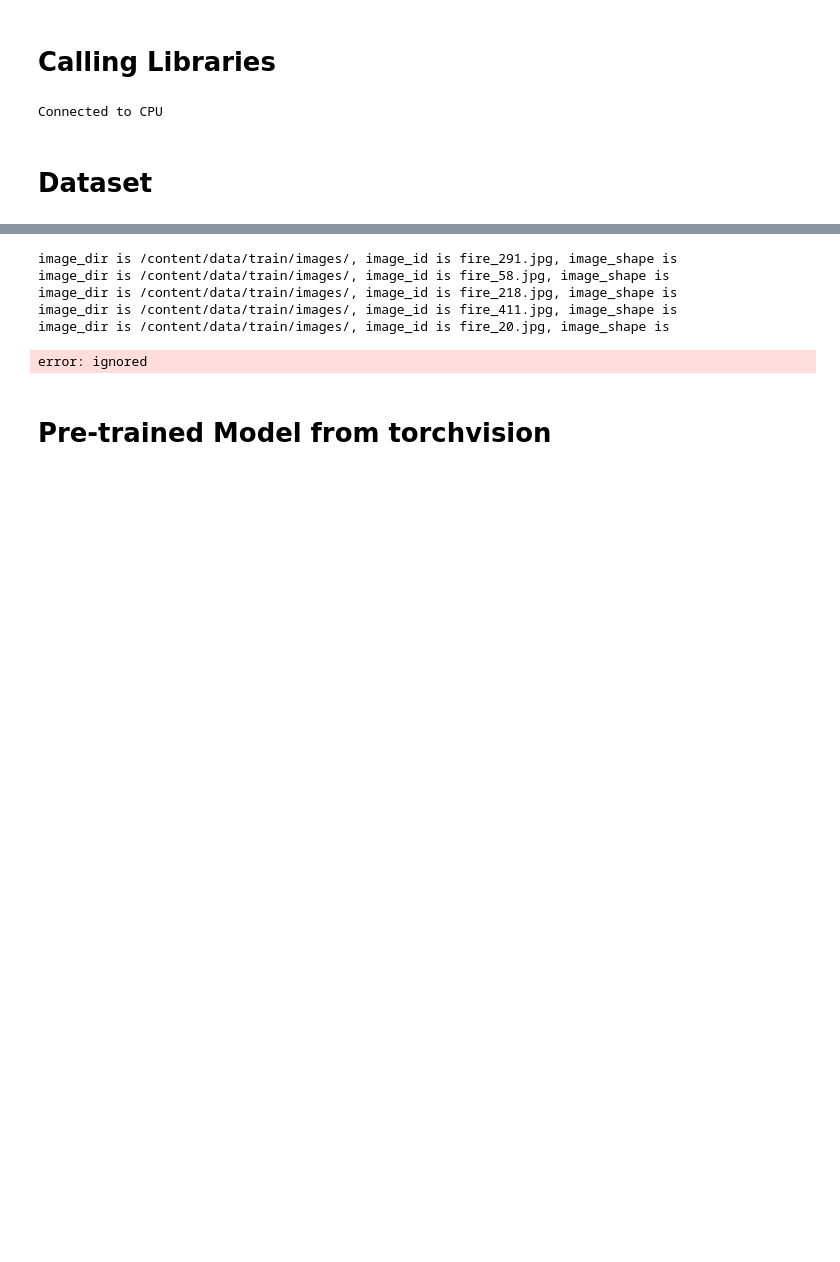
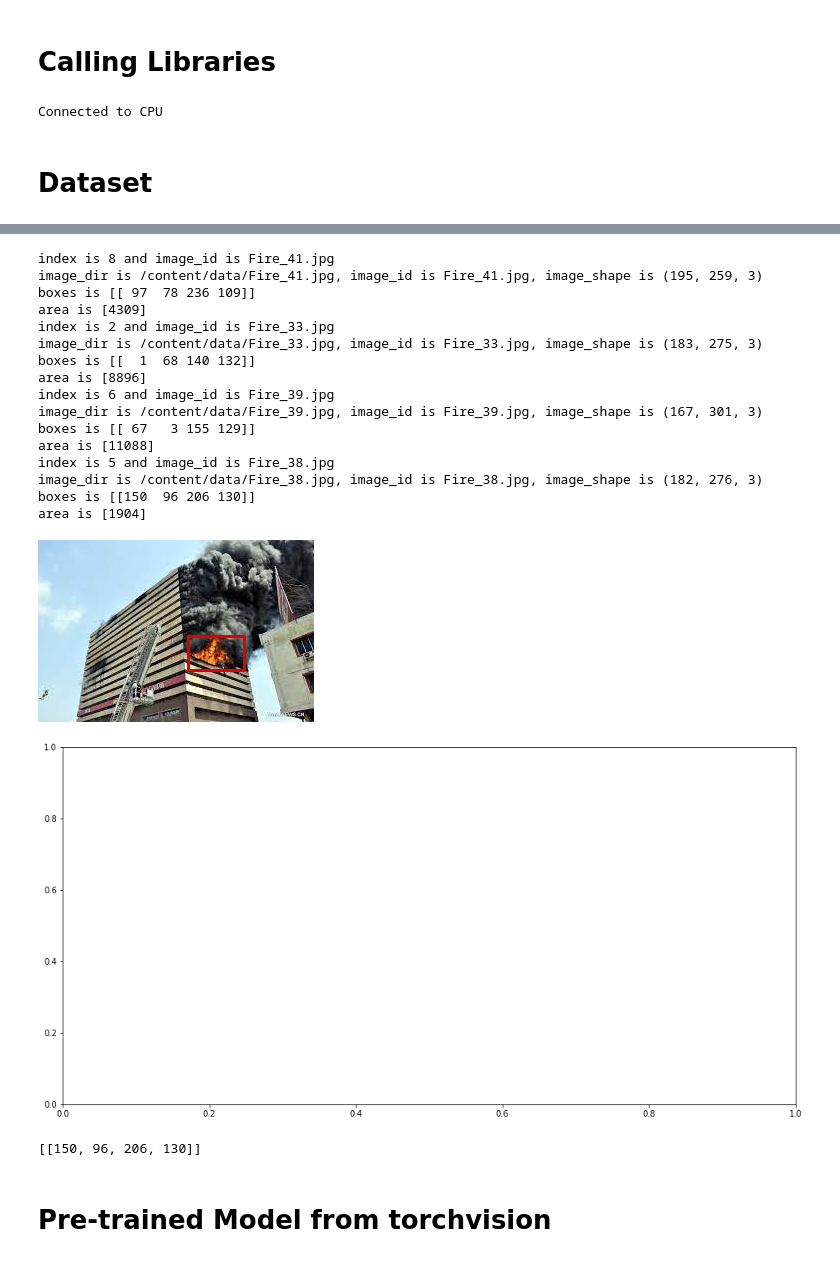
Before and after one commit to khanma1962/Fire_Detection_Fast_RCNN, a Jupyter notebook: Fire_Detection.ipynb, the cells around one changed output, grey strips where cells are left out. Drawn from its saved outputs; the diff is of its cells as text; code cells hidden in the pictures; blank space fills up the shorter version.

```diff
--- a/Fire_Detection.ipynb
+++ b/Fire_Detection.ipynb
@@ -187,27 +221,34 @@ class FireDataset(Dataset):
         self.transforms = transforms
 
     def __getitem__(self, index: int):
-
+        print(f'index is {index} and image_id is {self.image_ids[index]}')
         image_id = self.image_ids[index]
         records = self.df[self.df['filename'] == image_id]
 
         # read image into cv2 format
 
-        image = cv2.imread(f'{self.image_dir}/{image_id}.jpg', cv2.IMREAD_COLOR)
-        print(f'image_dir is {self.image_dir}, image_id is {image_id}, image_shape is  ')
+        full_filename = f'{self.image_dir}{image_id}'
+        image = cv2.imread(full_filename, cv2.IMREAD_COLOR)
+        print(f'image_dir is {full_filename}, image_id is {image_id}, image_shape is {image.shape}  ')
         image = cv2.cvtColor(image, cv2.COLOR_BGR2RGB).astype(np.float)
         image = image / 255.
 
         # find are based on xmin, ymin, xman, and yman
         boxes = records[['xmin', 'ymin', 'xmax', 'ymax']].values
-        area = (boxes[:, 3] - boxes[: 1]) * (boxes[:, 4] - boxes[:, 2])
+
+        print(f'boxes is {boxes}')
+
+        area = (boxes[:, 3] - boxes[:, 1]) * (boxes[:, 2] - boxes[:, 0])
+
+
+        print(f'area is {area}')
 
         # conver boxes and are into tensors
         boxes = torch.as_tensor(boxes, dtype= torch.float)
-        area  = torch.as_tensor(area, dtyp=torch.int64)
+        area  = torch.as_tensor(area, dtype=torch.float32)
 
         # there is one class only
-        iscrowd = torch.zero((boxes.shape[0], ), dtype=int64)
+        iscrowd = torch.zeros((boxes.shape[0], ), dtype=torch.int64)
         labels = torch.ones((boxes.shape[0], ), dtype=torch.int64)
 
         # create a dictionary target
@@ -218,9 +259,10 @@ class FireDataset(Dataset):
         target['area'] = area
         target['iscrowd'] = iscrowd
 
-        # transforms
+        # # transforms
         if self.transforms:
-            image = torchvision.transforms.ToTensor(image)
+            # image = self.transforms(image)
+            image = torchvision.transforms.ToTensor()(image)
 
         return image, target
 
@@ -283,30 +345,53 @@ train_dataset
 # %%
 # let's see some images
 # read first batch from train_data_loader
 images, targets = next(iter(train_data_loader))
 
 #send image to device
 images = list(image.to(device) for image in images)
 targets = [{k: v.to(device) for k,v in t.items()} for t in targets]
 
 boxes = targets[0]['boxes'].cpu().numpy().astype(np.int32)
 img = images[0].permute(1, 2, 0).cpu().numpy() # permute rearrange to 1,2,0 axis
 
+fig, ax = plt.subplots(1, 1, figsize=(16,8))
+
 for box in boxes:
     cv2.rectangle(img,
                  (box[0], box[1]),
                  (box[2], box[3]),
                  (0, 0, 225),
                   3)
-ax.set_axis_off()
-ax.imshow(img)
+# ax.set_axis_off()
+# ax.imshow(img)
+
+from google.colab.patches import cv2_imshow # https://github.com/jupyter/notebook/issues/3935
+# image = cv2.rectangle(image, (xmin,ymin), (xmax, ymax), (0,0,225 ), 2)
+cv2_imshow(image)
 # %% [output]
-image_dir is /content/data/train/images/, image_id is fire_291.jpg, image_shape is
-image_dir is /content/data/train/images/, image_id is fire_58.jpg, image_shape is
-image_dir is /content/data/train/images/, image_id is fire_218.jpg, image_shape is
-image_dir is /content/data/train/images/, image_id is fire_411.jpg, image_shape is
-image_dir is /content/data/train/images/, image_id is fire_20.jpg, image_shape is
+index is 8 and image_id is Fire_41.jpg
+image_dir is /content/data/Fire_41.jpg, image_id is Fire_41.jpg, image_shape is (195, 259, 3)
+boxes is [[ 97  78 236 109]]
+area is [4309]
+index is 2 and image_id is Fire_33.jpg
+image_dir is /content/data/Fire_33.jpg, image_id is Fire_33.jpg, image_shape is (183, 275, 3)
+boxes is [[  1  68 140 132]]
+area is [8896]
+index is 6 and image_id is Fire_39.jpg
+image_dir is /content/data/Fire_39.jpg, image_id is Fire_39.jpg, image_shape is (167, 301, 3)
+boxes is [[ 67   3 155 129]]
+area is [11088]
+index is 5 and image_id is Fire_38.jpg
+image_dir is /content/data/Fire_38.jpg, image_id is Fire_38.jpg, image_shape is (182, 276, 3)
+boxes is [[150  96 206 130]]
+area is [1904]
-error: ignored
+[figure, added]
+[figure, added]
+# %%
+boxes = [[150,  96, 206, 130]]
+boxes
+# %% [output]
+[[150, 96, 206, 130]]
 # %% [markdown]
 # Pre-trained Model from torchvision
 # %%
```
Also changed, not shown: parts of 19 cells of this notebook.
